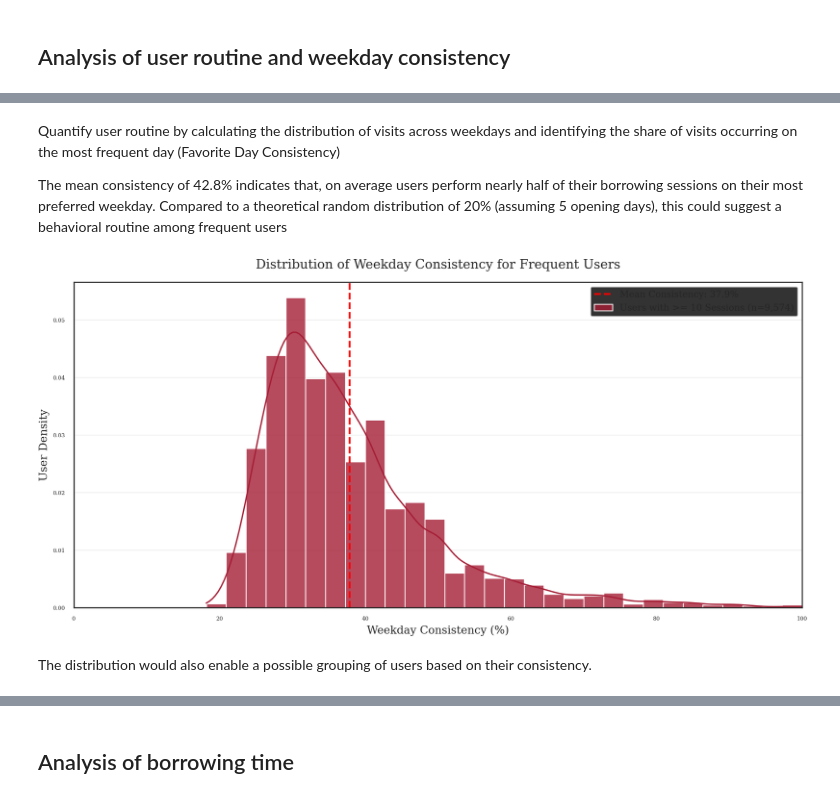
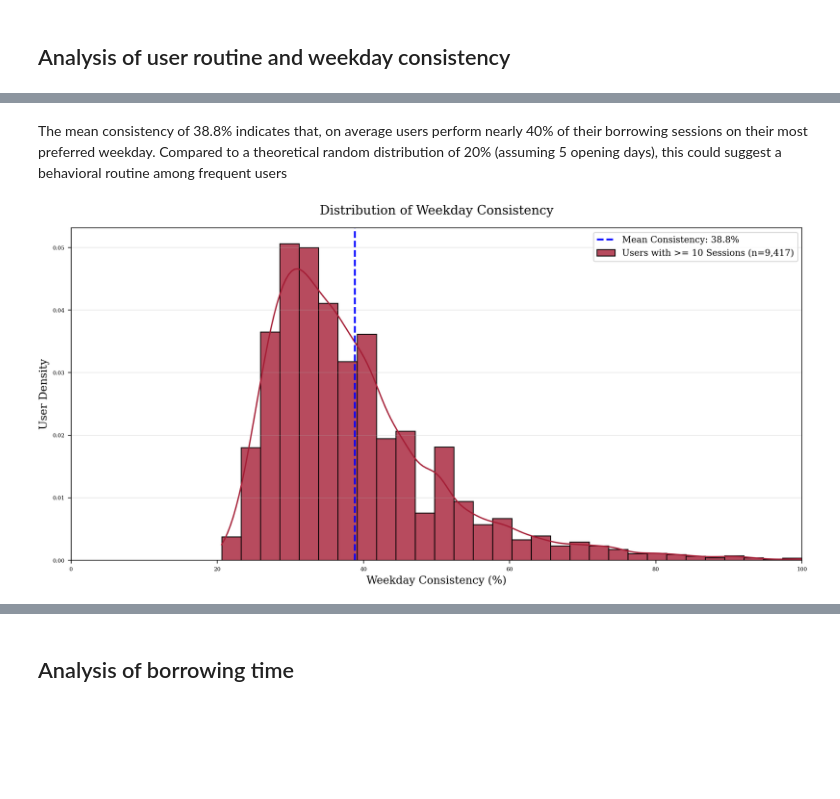
Before and after one commit to RobinAllgeier/Data_Literacy, a Jupyter notebook: exp/04_11_eda_user_behavior_by-date.ipynb, the cells around one changed output, grey strips where cells are left out. Drawn from its saved outputs; the diff is of its cells as text; code cells hidden in the pictures; blank space fills up the shorter version.

Commit message:
cleaned up notebook

```diff
--- a/exp/04_11_eda_user_behavior_by-date.ipynb
+++ b/exp/04_11_eda_user_behavior_by-date.ipynb
@@ -71,13 +144,9 @@ user_sessions["weekday"] = user_sessions["session_time"].dt.day_name()
 # %%
-MIN_SESSIONS = 10
-session_day_counts = user_sessions.groupby([USER_ID_COL, 'weekday']).size().unstack(fill_value=0)
+session_day_counts = user_sessions_clean.groupby([USER_ID_COL, 'weekday']).size().unstack(fill_value=0)
 
 # Top-Day-Percentage based on visits
-session_consistency = (session_day_counts.max(axis=1) / session_day_counts.sum(axis=1)) * 100
+day_consistency = (session_day_counts.max(axis=1) / session_day_counts.sum(axis=1)) * 100
 
-frequent_user_mask = session_day_counts.sum(axis=1) >= MIN_SESSIONS
-clean_consistency = session_consistency[frequent_user_mask]
-
-print(f"Based on {len(clean_consistency)} users with >= {MIN_SESSIONS} visits.")
-print(clean_consistency.describe())
+print(f"Based on {len(day_consistency)} users with >= {MIN_SESSIONS} visits.")
+print(day_consistency.describe())
 # %% [output]
@@ -104,42 +173,35 @@ session_day_counts.head()
 # %% [markdown]
-Quantify user routine by calculating the distribution of visits across weekdays and identifying the share of visits occurring on the most frequent day (Favorite Day Consistency)
 
-The mean consistency of 42.8% indicates that, on average users perform nearly half of their borrowing sessions on their most preferred weekday. Compared to a theoretical random distribution of 20% (assuming 5 opening days), this could suggest a behavioral routine among frequent users
+The mean consistency of 38.8% indicates that, on average users perform nearly 40% of their borrowing sessions on their most preferred weekday. Compared to a theoretical random distribution of 20% (assuming 5 opening days), this could suggest a behavioral routine among frequent users
 # %%
 
-mean_val = clean_consistency.mean()
+mean_val = day_consistency.mean()
 
 plt.figure(figsize=(12, 6))
-
 sns.histplot(
-    clean_consistency,
+    day_consistency,
     bins=30,
     kde=True,
     alpha=0.8,
-    label=f'Users with >= {MIN_SESSIONS} Sessions (n={len(clean_consistency):,})',
+    label=f'Users with >= {MIN_SESSIONS} Sessions (n={len(day_consistency):,})',
     stat="density",
     common_norm=False
 )
 
 plt.axvline(
     mean_val,
-    color='red',
+    color='blue',
     linestyle='--',
     linewidth=2,
     label=f'Mean Consistency: {mean_val:.1f}%'
 )
 
-plt.title('Distribution of Weekday Consistency for Frequent Users', fontsize=14, pad=15)
+plt.title('Distribution of Weekday Consistency', fontsize=14, pad=15)
 plt.xlabel('Weekday Consistency (%)', fontsize=12)
 plt.ylabel('User Density', fontsize=12)
-
 plt.xlim(0, 100)
 plt.legend(fontsize=10)
 plt.grid(axis='y', alpha=0.3)
-
-plt.tight_layout()
 plt.show()
 # %% [output]
-[figure, old version]
+[figure, new version]
-# %% [markdown]
-The distribution would also enable a possible grouping of users based on their consistency.
```
Also changed, not shown: parts of 28 cells of this notebook.
